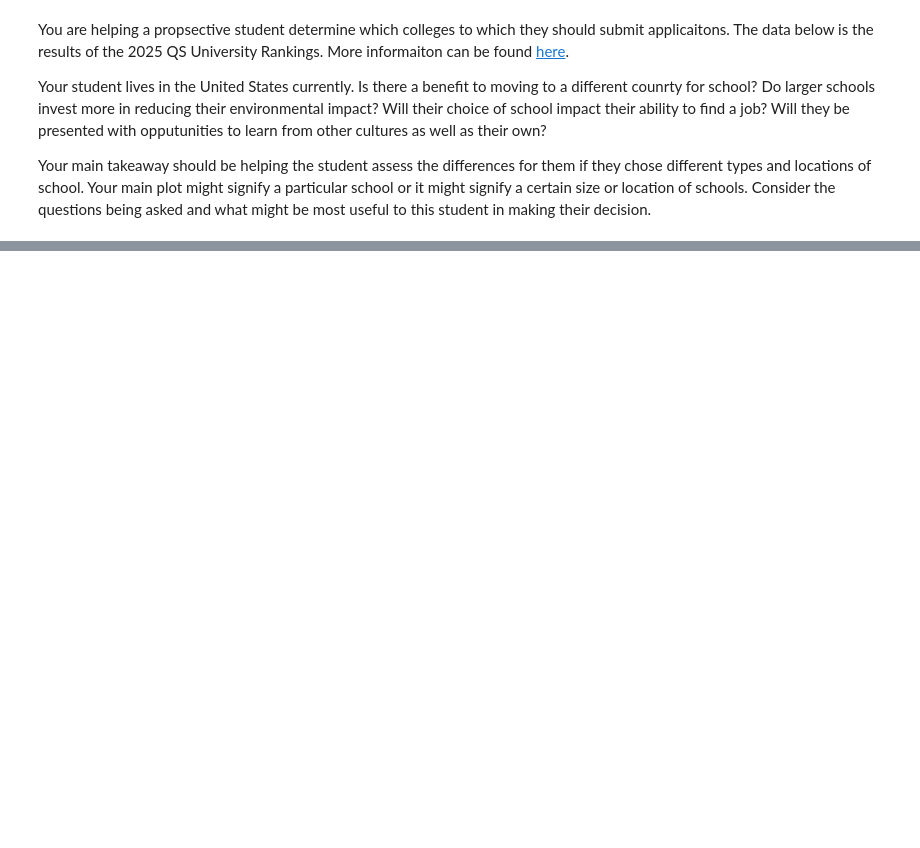
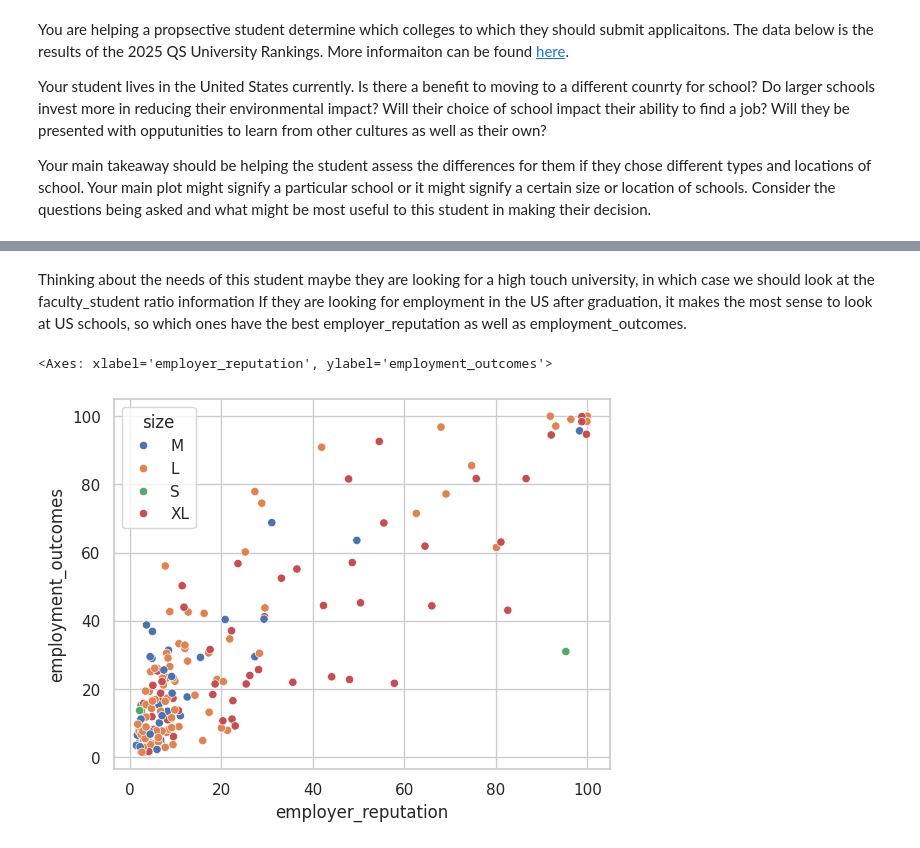
Before and after one commit to thezachdrake/UMD-INST760-Summer2024, a Jupyter notebook: notebooks/sstaub.ipynb, the cells around one changed output, grey strips where cells are left out. Saved outputs shown, nothing was run; the diff lists cells and outputs as text; code cells hidden in the pictures; blank space fills up the shorter version.

```diff
--- a/notebooks/sstaub.ipynb
+++ b/notebooks/sstaub.ipynb
@@ -32,0 +104,10 @@ df
+# %% [markdown]
+Thinking about the needs of this student
+maybe they are looking for a high touch university, in which case we should look at the faculty_student ratio information
+If they are looking for employment in the US after graduation, it makes the most sense to look at US schools, so which ones have the best employer_reputation as well as employment_outcomes.
+# %%
+df_us = df[df['location'] == 'US']
+sns.scatterplot(x="employer_reputation", y="employment_outcomes", data=df_us, hue="size")
+# %% [output]
+<Axes: xlabel='employer_reputation', ylabel='employment_outcomes'>
+[figure, added]
```
Also changed, not shown: parts of 6 cells of this notebook.
